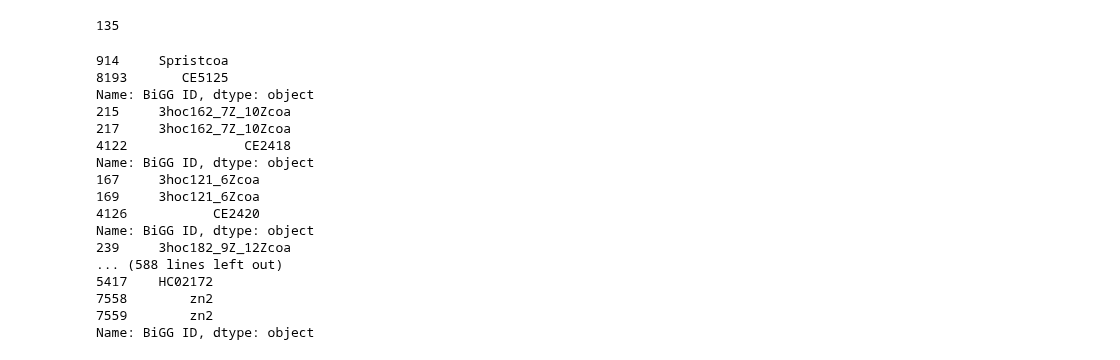
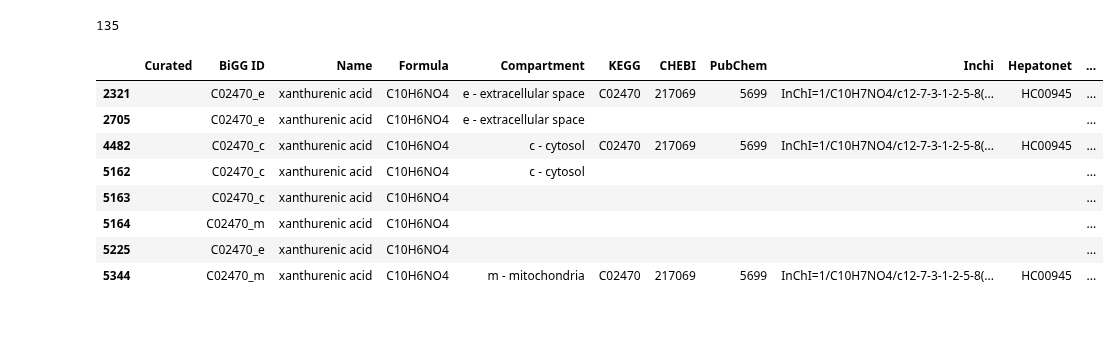
Before and after one commit to LewisLabUCSD/iCHO3K, a Jupyter notebook: Notebooks/Metabolites.ipynb, the cells around one changed output. Drawn from its saved outputs; the diff is of its cells as text; code cells hidden in the pictures; blank space fills up the shorter version.

```diff
--- a/Notebooks/Metabolites.ipynb
+++ b/Notebooks/Metabolites.ipynb
@@ -566,3 +515,10 @@ cho_recon = sa.open('CHO Network Reconstruction + Recon3D')
 
 # we also need to specify the page name before getting the data. In this case we use the Rxns sheet.
 met_sheet = cho_recon.worksheet('Metabolites')
+rxns_sheet = cho_recon.worksheet('Rxns')
+attributes_sheet = cho_recon.worksheet('Attributes')
+
+# We can extract the data using the get_all_records method and create a pd DataFrame
+met = pd.DataFrame(met_sheet.get_all_records())
+rxns = pd.DataFrame(rxns_sheet.get_all_records())
+attributes = pd.DataFrame(attributes_sheet.get_all_records())
@@ -587,7 +525,7 @@ met
 # %%
-# Convert metabolites names to lower case
+# Convert metabolites names to lower case and remove the compartment
+met['Name'] = met['Name'].str.lower()
 met_copy = met.copy()
-met_copy['Name'] = met_copy['Name'].str.lower()
 met_copy['BiGG ID'] = met_copy['BiGG ID'].str[:-2]
 met_copy
 # %% [output]
@@ -623,36 +561,55 @@ len(duplicated_metabolites)
 # %% [output]
 135
 # %%
+# Generate empty dict to store the existence of each duplicated metabolite in BiGG
 duplicated_dict = {}
 
-for metabolite in duplicated_metabolites:
+
+for metabolite in tqdm(duplicated_metabolites):
     duplicated_dict[metabolite[0]] = {}
     for big_id in metabolite[2]:
-        #time.sleep(1)
+        time.sleep(1)
+        # Check if the metabolite is in BiGG "OK" or not "NO"
         response = requests.get(f"http://bigg.ucsd.edu/universal/metabolites/{big_id}")
         if response.status_code == 200:
             duplicated_dict[metabolite[0]][big_id] = 'OK'
         else:
             duplicated_dict[metabolite[0]][big_id] ='NO'
-# %%
-for key in duplicated_dict:
-    print(met_copy[met_copy['Name'] == key]['BiGG ID'])
-# %% [output]
-914     Spristcoa
-8193       CE5125
-Name: BiGG ID, dtype: object
-215     3hoc162_7Z_10Zcoa
-217     3hoc162_7Z_10Zcoa
-4122               CE2418
-Name: BiGG ID, dtype: object
-167     3hoc121_6Zcoa
-169     3hoc121_6Zcoa
-4126           CE2420
-Name: BiGG ID, dtype: object
-239     3hoc182_9Z_12Zcoa
-... (588 lines left out)
-5417    HC02172
-7558        zn2
-7559        zn2
-Name: BiGG ID, dtype: object
+# %%
+# Create a dictionary to store the 'OK' subkey for each key in duplicated_dict
+ok_dict = {}
+
+# Iterate over keys in duplicated_dict
+for key in duplicated_dict:
+    # Create an empty list to store 'NO' subkeys for this key
+    no_list = []
+    # Iterate over subkeys and values in sub-dictionary
+    for subkey, value in duplicated_dict[key].items():
+        # If the value is 'OK', save the subkey to a variable
+        if value == 'OK':
+            ok_dict[key] = subkey
+        # If the value is 'NO', add the subkey to the list
+        elif value == 'NO':
+            no_list.append(subkey)
+    # Replace all 'NO' subkeys with the 'OK' subkey for this key
+    if key in ok_dict:
+        ok_subkey = ok_dict[key]
+        for no_subkey in no_list:
+            met['BiGG ID'] = met['BiGG ID'].str.replace(no_subkey, ok_subkey)
+            rxns['Reaction Formula'] = rxns['Reaction Formula'].str.replace(no_subkey, ok_subkey)
+            attributes['Reaction Formula'] = attributes['Reaction Formula'].str.replace(no_subkey, ok_subkey)
+    # Reset the 'ok_subkey' and 'no_subkey' variables at the end of each iteration over keys
+    ok_dict[key] = None
+# %%
+met[met['Name'] == 'xanthurenic acid']
+# %% [output]
+|  | Curated | BiGG ID | Name | Formula | Compartment | KEGG | CHEBI | PubChem | Inchi | Hepatonet | ... |
+| 2321 |  | C02470_e | xanthurenic acid | C10H6NO4 | e - extracellular space | C02470 | 217069 | 5699 | InChI=1/C10H7NO4/c12-7-3-1-2-5-8(... | HC00945 | ... |
+| 2705 |  | C02470_e | xanthurenic acid | C10H6NO4 | e - extracellular space |  |  |  |  |  | ... |
+| 4482 |  | C02470_c | xanthurenic acid | C10H6NO4 | c - cytosol | C02470 | 217069 | 5699 | InChI=1/C10H7NO4/c12-7-3-1-2-5-8(... | HC00945 | ... |
+| 5162 |  | C02470_c | xanthurenic acid | C10H6NO4 | c - cytosol |  |  |  |  |  | ... |
+| 5163 |  | C02470_c | xanthurenic acid | C10H6NO4 |  |  |  |  |  |  | ... |
+| 5164 |  | C02470_m | xanthurenic acid | C10H6NO4 |  |  |  |  |  |  | ... |
+| 5225 |  | C02470_e | xanthurenic acid | C10H6NO4 |  |  |  |  |  |  | ... |
+| 5344 |  | C02470_m | xanthurenic acid | C10H6NO4 | m - mitochondria | C02470 | 217069 | 5699 | InChI=1/C10H7NO4/c12-7-3-1-2-5-8(... | HC00945 | ... |
 # %%
```
Also changed, not shown: parts of 12 cells of this notebook, 2 other files.
